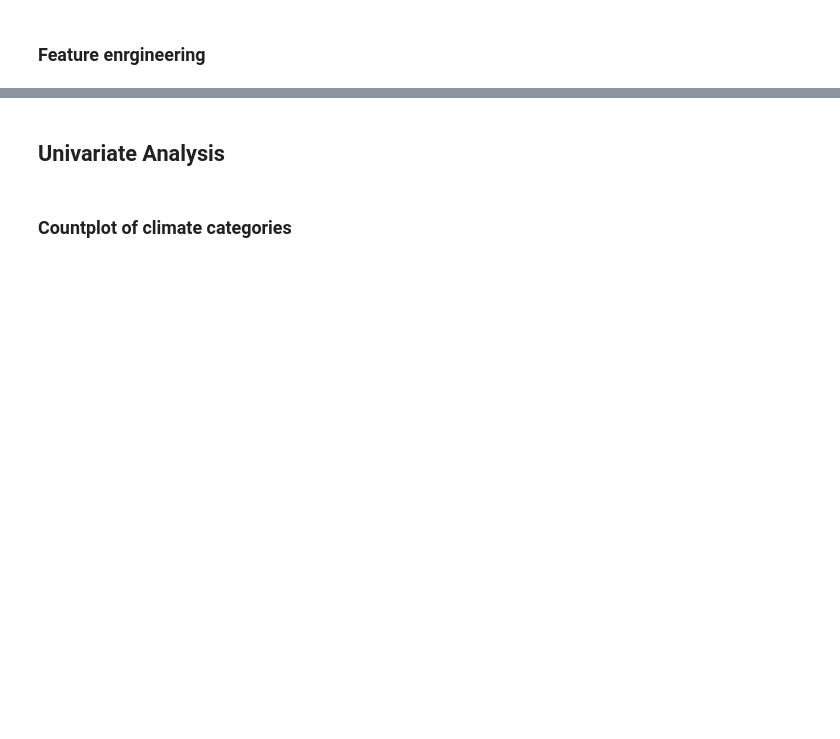
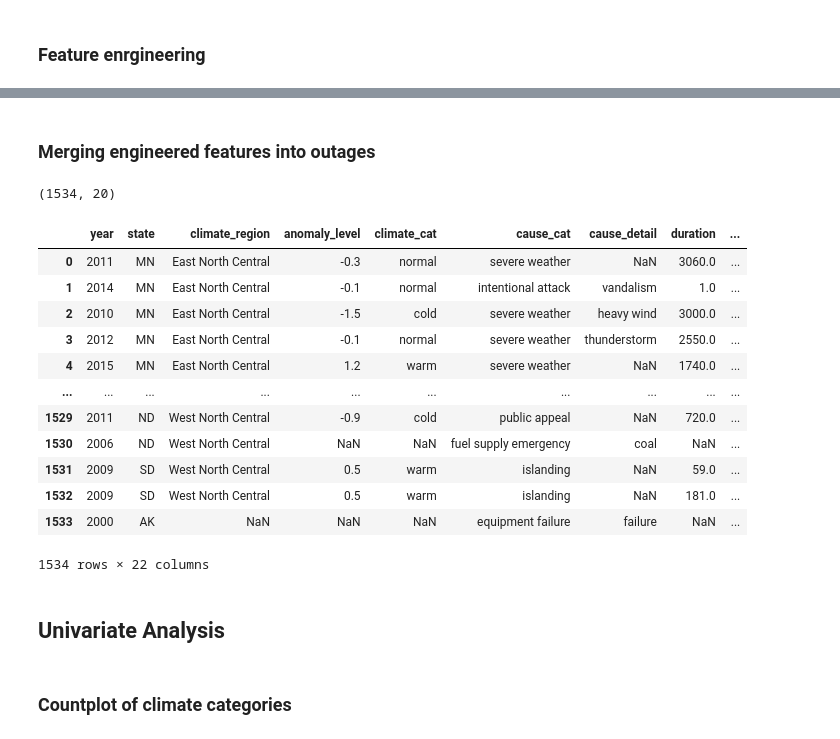
Before and after one commit to rcwoshimao/infrastructure-resilience-analysis, a Jupyter notebook: notebooks/step5_modeling.ipynb, the cells around one changed output, grey strips where cells are left out. Saved outputs shown, nothing was run; the diff lists cells and outputs as text; code cells hidden in the pictures; blank space fills up the shorter version.

```diff
--- a/notebooks/step5_modeling.ipynb
+++ b/notebooks/step5_modeling.ipynb
@@ -329,0 +361,17 @@ outage.head(2)
+# %%
+capacity = pd.read_csv('existcapacity_annual.csv', skiprows=1)
+capacity.columns = ['year', 'state', 'producer type', 'fuel source', 'generators', 'facilities', 'nameplate_capacity', 'summer_capacity']
+capacity = capacity[capacity['year'].astype(int) >= 2000]
+capacity = capacity[capacity['year'].astype(int) <= 2016]
+capacity = capacity[capacity['fuel source'] == 'All Sources']
+capacity['nameplate_capacity'] = capacity['nameplate_capacity'].str.replace(',', '')
+capacity['summer_capacity'] = capacity['summer_capacity'].str.replace(',', '')
+capacity['year'] = capacity['year'].astype('str')
+
+capacity_entropy = compute_shannon_entropy(
+    df=capacity,
+    group_cols=['state', 'year'],
+    value_col='nameplate_capacity',
+    new_col_name='capacity_fuel_diversity_index'
+)
+capacity_entropy
@@ -329,0 +392,21 @@ outage.head(2)
+# %%
+generation = pd.read_csv('annual_generation_state.csv', skiprows=1)
+generation.columns = ['year', 'state', 'producer_type', 'fuel_source', 'generation_mwh']
+generation = generation.dropna(subset=['generation_mwh'])
+
+generation = generation[generation['year'].astype(int) >= 2000]
+generation = generation[generation['year'].astype(int) <= 2016]
+generation = generation[generation['fuel_source'] == 'Total']
+
+generation['generation_mwh'] = generation['generation_mwh'].replace(',', '', regex=True).astype(float)
+generation['year'] = generation['year'].astype('str')
+mask = (generation['fuel_source'].str.lower() != 'total') & (generation['generation_mwh'] > 0)
+filtered = generation[mask]
+
+generation_entropy = compute_shannon_entropy(
+    df=generation,
+    group_cols=['state', 'year'],
+    value_col='generation_mwh',
+    new_col_name='generation_fuel_diversity_index'
+)
+generation_entropy
@@ -330,3 +427,28 @@ outage.head(2)
+# %% [markdown]
+### Merging engineered features into outages
+# %%
+outage.shape
+# %% [output]
+(1534, 20)
+# %%
+merged_outage = outage.copy()
+merged_outage = (merged_outage.merge(capacity_entropy, how='left', on=['state', 'year'])
+                .merge(generation_entropy, how='left', on=['state', 'year']))
+merged_outage
+# %% [output]
+|  | year | state | climate_region | anomaly_level | climate_cat | cause_cat | cause_detail | duration | ... |
+| 0 | 2011 | MN | East North Central | -0.3 | normal | severe weather | NaN | 3060.0 | ... |
+| 1 | 2014 | MN | East North Central | -0.1 | normal | intentional attack | vandalism | 1.0 | ... |
+| 2 | 2010 | MN | East North Central | -1.5 | cold | severe weather | heavy wind | 3000.0 | ... |
+| 3 | 2012 | MN | East North Central | -0.1 | normal | severe weather | thunderstorm | 2550.0 | ... |
+| 4 | 2015 | MN | East North Central | 1.2 | warm | severe weather | NaN | 1740.0 | ... |
+| ... | ... | ... | ... | ... | ... | ... | ... | ... | ... |
+| 1529 | 2011 | ND | West North Central | -0.9 | cold | public appeal | NaN | 720.0 | ... |
+| 1530 | 2006 | ND | West North Central | NaN | NaN | fuel supply emergency | coal | NaN | ... |
+| 1531 | 2009 | SD | West North Central | 0.5 | warm | islanding | NaN | 59.0 | ... |
+| 1532 | 2009 | SD | West North Central | 0.5 | warm | islanding | NaN | 181.0 | ... |
+| 1533 | 2000 | AK | NaN | NaN | NaN | equipment failure | failure | NaN | ... |
+1534 rows × 22 columns
 # %% [markdown]
 ## Univariate Analysis
 # %% [markdown]
```
Also changed, not shown: parts of 54 cells of this notebook.
